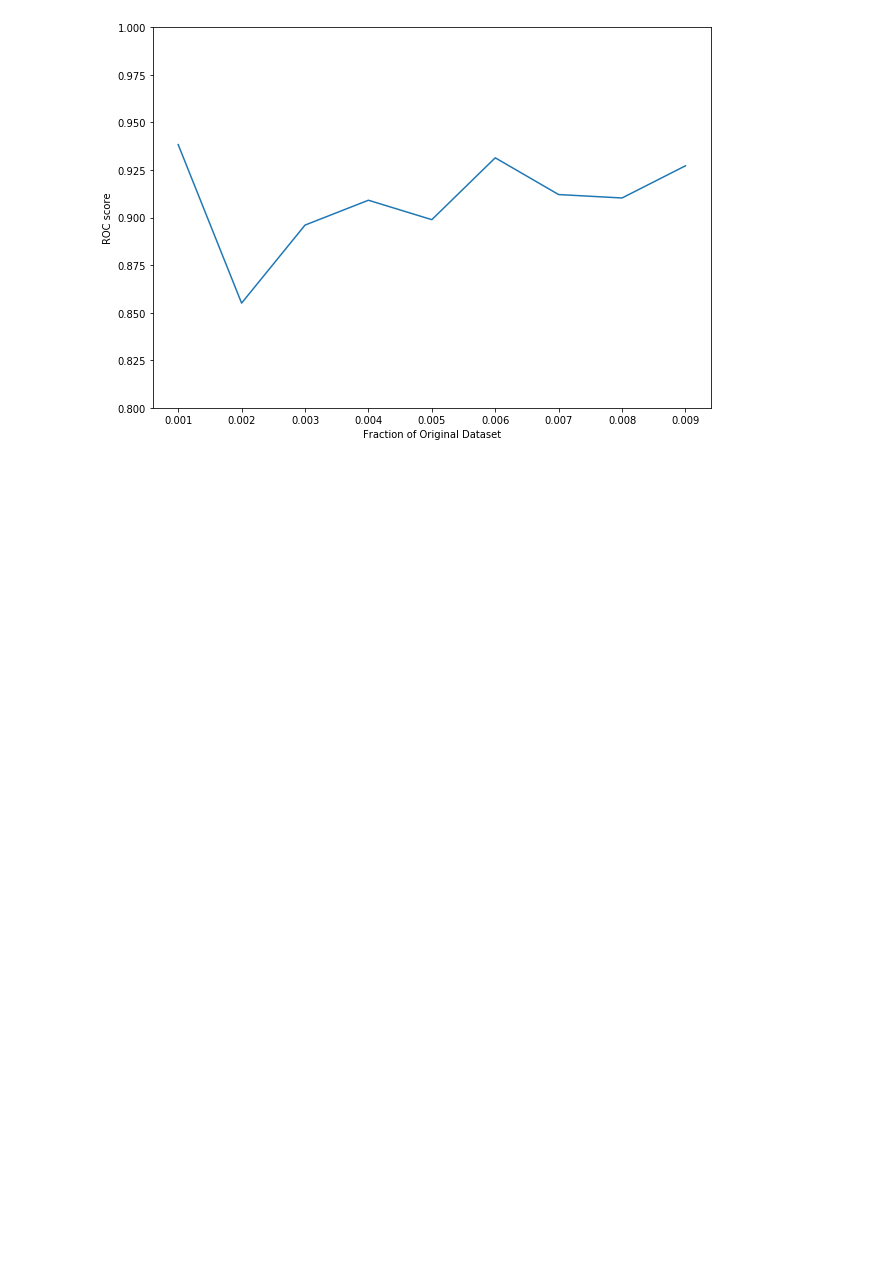
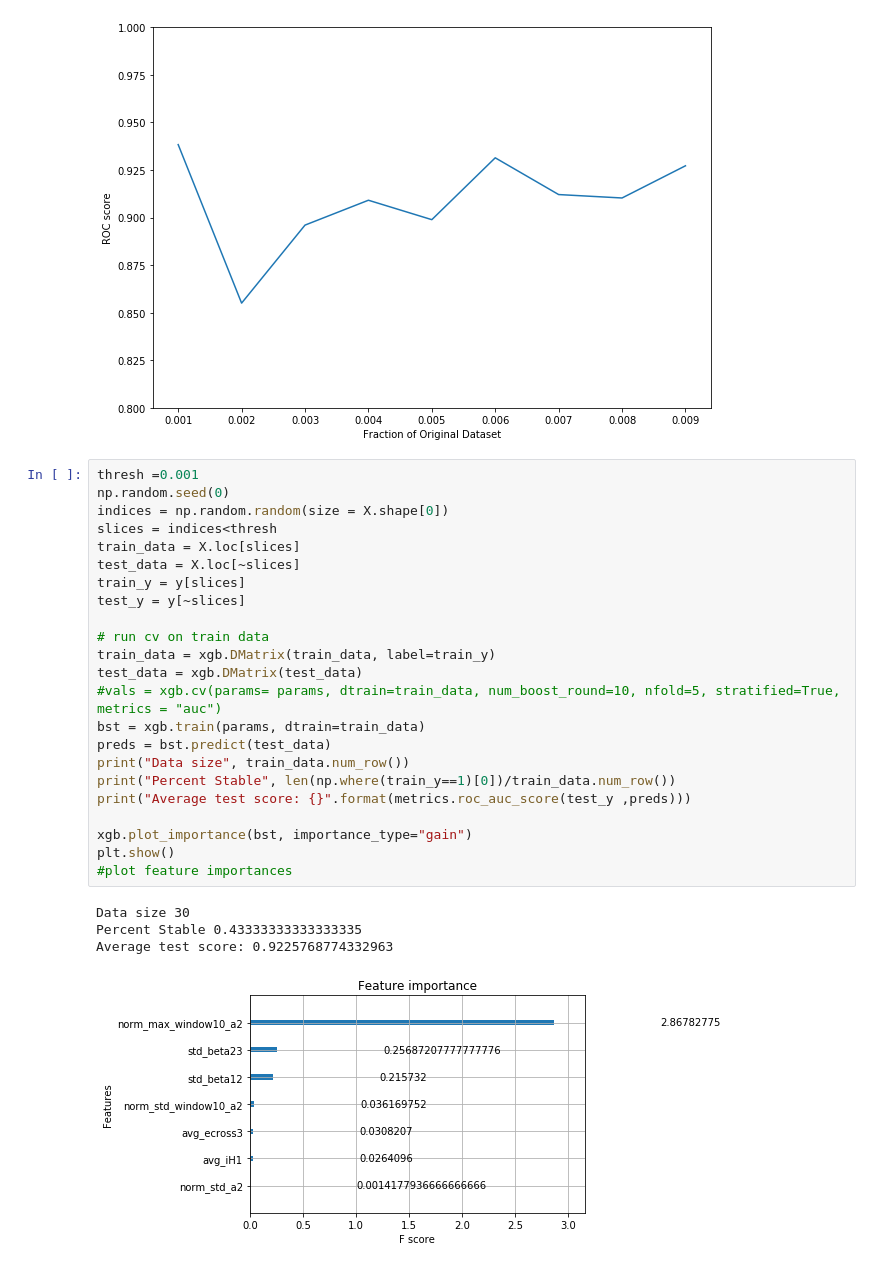
Before and after one commit to dtamayo/MLstability, a Jupyter notebook: Analysis/Old_Tuning_Notebooks/Performance vs Dataset Size.ipynb, the cells around one changed output. Drawn from its saved outputs; the diff is of its cells as text; blank space fills up the shorter version.

```diff
--- a/Analysis/Old_Tuning_Notebooks/Performance vs Dataset Size.ipynb
+++ b/Analysis/Old_Tuning_Notebooks/Performance vs Dataset Size.ipynb
@@ -250,3 +251,31 @@ Data size 249
 Average test score: 0.9271956400000001
 [0.001 0.002 0.003 0.004 0.005 0.006 0.007 0.008 0.009]
 [figure]
+# %%
+thresh =0.001
+np.random.seed(0)
+indices = np.random.random(size = X.shape[0])
+slices = indices<thresh
+train_data = X.loc[slices]
+test_data = X.loc[~slices]
+train_y = y[slices]
+test_y = y[~slices]
+
+# run cv on train data
+train_data = xgb.DMatrix(train_data, label=train_y)
+test_data = xgb.DMatrix(test_data)
+#vals = xgb.cv(params= params, dtrain=train_data, num_boost_round=10, nfold=5, stratified=True, metrics = "auc")
+bst = xgb.train(params, dtrain=train_data)
+preds = bst.predict(test_data)
+print("Data size", train_data.num_row())
+print("Percent Stable", len(np.where(train_y==1)[0])/train_data.num_row())
+print("Average test score: {}".format(metrics.roc_auc_score(test_y ,preds)))
+
+xgb.plot_importance(bst, importance_type="gain")
+plt.show()
+#plot feature importances
+# %% [output]
+Data size 30
+Percent Stable 0.43333333333333335
+Average test score: 0.9225768774332963
+[figure, added]
```
Also changed, not shown: parts of 3 cells of this notebook.
